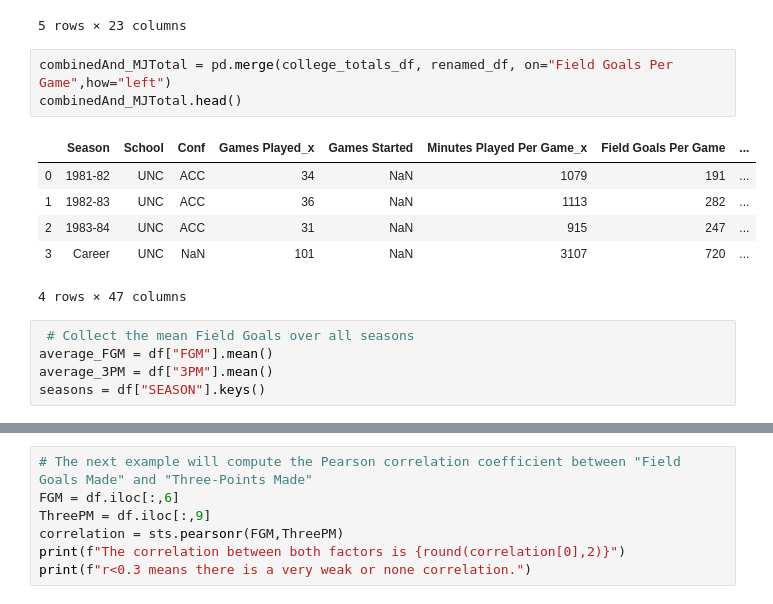
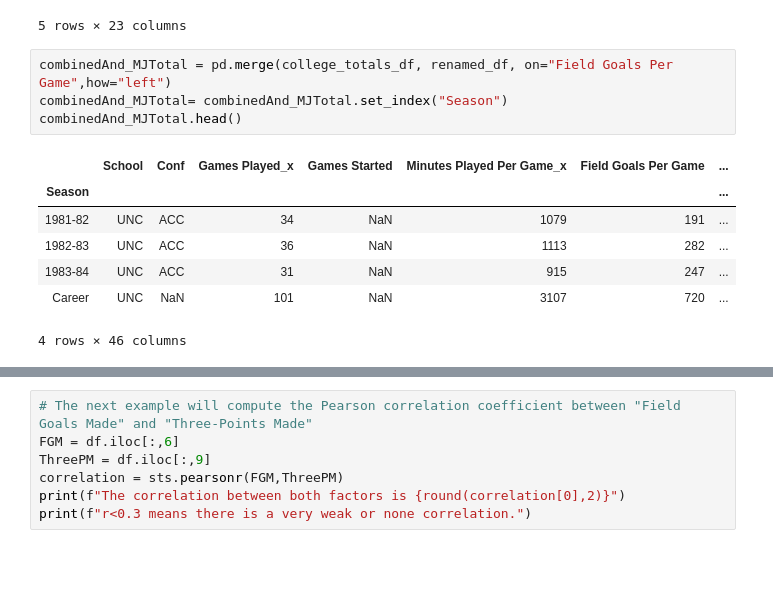
Before and after one commit to shidalgo12/Project3, a Jupyter notebook: Buenrostro.ipynb, the cells around one changed output, grey strips where cells are left out. Cells and saved outputs as stored; diff of their text form; blank space fills up the shorter version.

```diff
--- a/Buenrostro.ipynb
+++ b/Buenrostro.ipynb
@@ -136,16 +136,13 @@ renamed_df.head()
 5 rows × 23 columns
 # %%
 combinedAnd_MJTotal = pd.merge(college_totals_df, renamed_df, on="Field Goals Per Game",how="left")
+combinedAnd_MJTotal= combinedAnd_MJTotal.set_index("Season")
 combinedAnd_MJTotal.head()
 # %% [output]
-|  | Season | School | Conf | Games Played_x | Games Started | Minutes Played Per Game_x | Field Goals Per Game | ... |
-| 0 | 1981-82 | UNC | ACC | 34 | NaN | 1079 | 191 | ... |
-| 1 | 1982-83 | UNC | ACC | 36 | NaN | 1113 | 282 | ... |
-| 2 | 1983-84 | UNC | ACC | 31 | NaN | 915 | 247 | ... |
-| 3 | Career | UNC | NaN | 101 | NaN | 3107 | 720 | ... |
+|  | School | Conf | Games Played_x | Games Started | Minutes Played Per Game_x | Field Goals Per Game | ... |
+| Season |  |  |  |  |  |  | ... |
+| 1981-82 | UNC | ACC | 34 | NaN | 1079 | 191 | ... |
+| 1982-83 | UNC | ACC | 36 | NaN | 1113 | 282 | ... |
+| 1983-84 | UNC | ACC | 31 | NaN | 915 | 247 | ... |
+| Career | UNC | NaN | 101 | NaN | 3107 | 720 | ... |
-4 rows × 47 columns
+4 rows × 46 columns
-# %%
- # Collect the mean Field Goals over all seasons
-average_FGM = df["FGM"].mean()
-average_3PM = df["3PM"].mean()
-seasons = df["SEASON"].keys()
```
Also changed, not shown: parts of 9 cells of this notebook.
